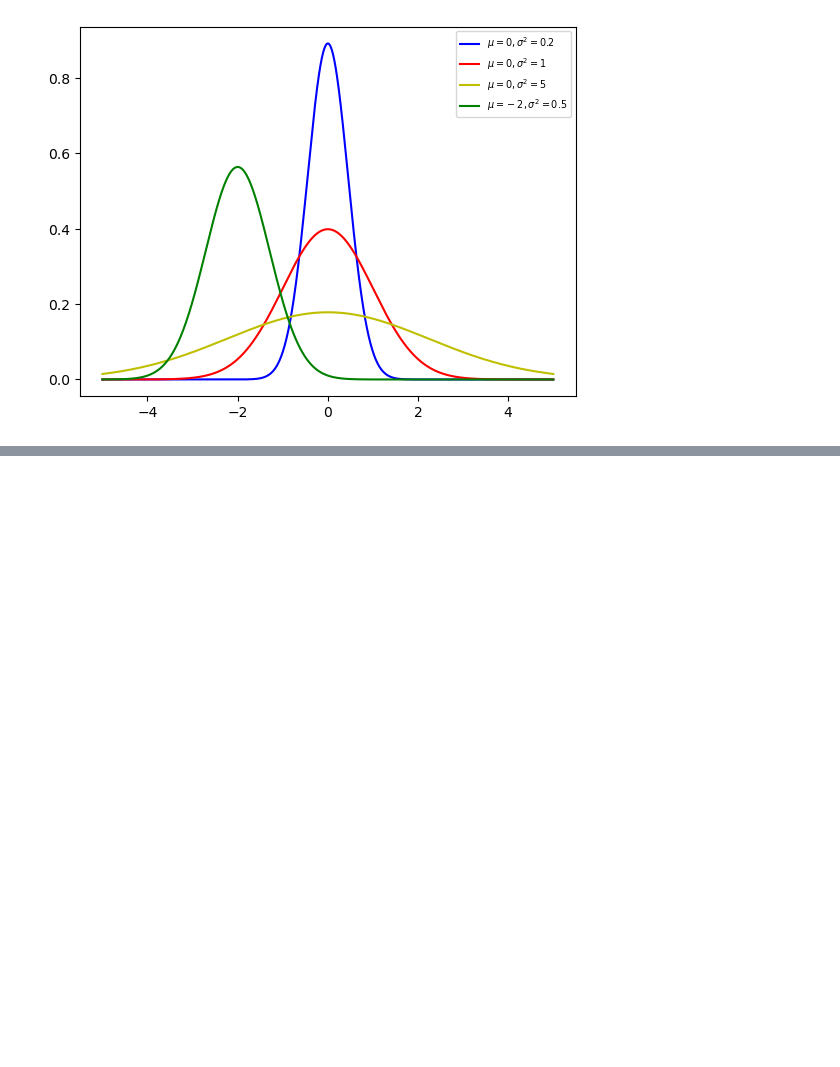
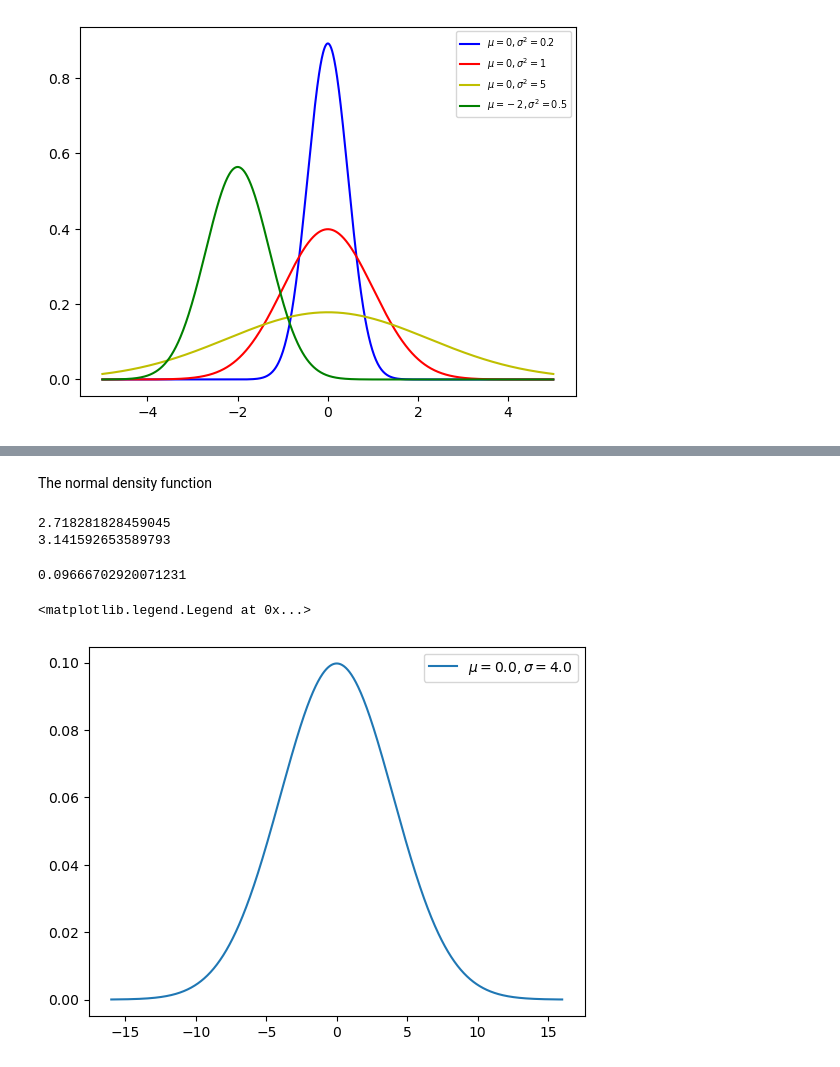
Before and after one commit to keithmmc/data_fundamentals, a Jupyter notebook: dist.ipynb, the cells around one changed output, grey strips where cells are left out. Drawn from its saved outputs; the diff is of its cells as text; code cells hidden in the pictures; blank space fills up the shorter version.

```diff
--- a/dist.ipynb
+++ b/dist.ipynb
@@ -48,0 +81,27 @@ plt.show()
+# %% [markdown]
+The normal density function
+# %%
+print(np.exp(1))
+print(np.pi)
+# %% [output]
+2.718281828459045
+3.141592653589793
+# %%
+mu = 0.0
+sigma = 4.0
+x = 1
+
+(1.0 / np.sqrt(2 * np.pi * sigma**2)) * (np.exp(-(x - mu)** 2 / (2 * sigma**2)))
+# %% [output]
+0.09666702920071231
+# %%
+x = np.linspace(start=-16.0, stop = 16.0, num = 1000)
+plt.plot(
+    x,
+    (1.0 / np.sqrt(2 * np.pi * sigma**2)) * (np.exp(-((x - mu)**2 / (2 * sigma**2)))),
+    label=f'$\mu = {mu}, \sigma = {sigma}$')
+
+plt.legend()
+# %% [output]
+<matplotlib.legend.Legend at 0x...>
+[figure, added]
```
Also changed, not shown: parts of 11 cells of this notebook.
